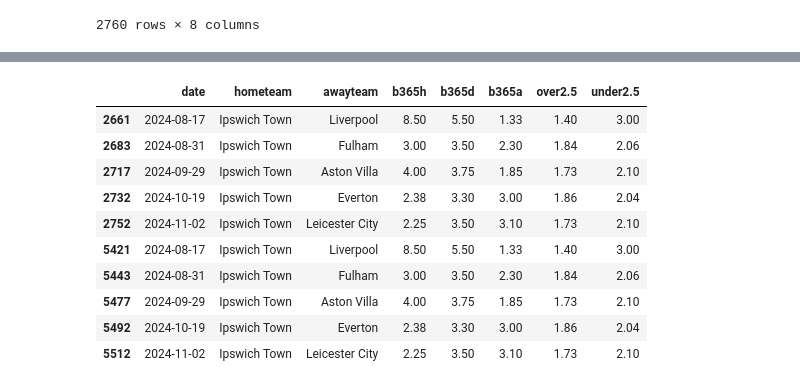
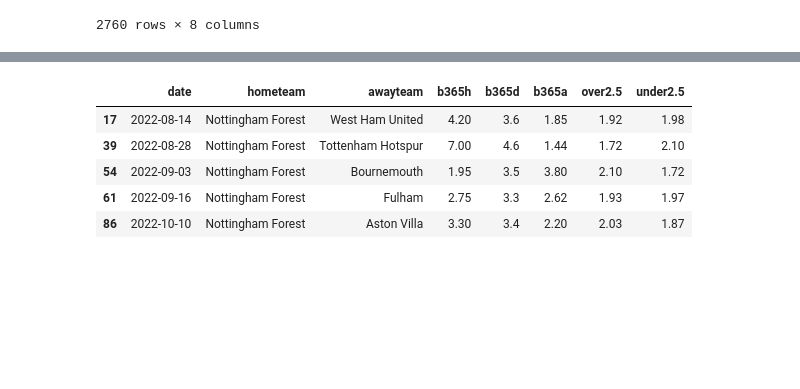
Before and after one commit to Viperoxz/Football-Predicting, a Jupyter notebook: data_aggregation.ipynb, the cells around one changed output, grey strips where cells are left out. Cells and saved outputs as stored; diff of their text form; code cells hidden in the pictures; blank space fills up the shorter version.

```diff
--- a/data_aggregation.ipynb
+++ b/data_aggregation.ipynb
@@ -104,7 +101,11 @@ team_name_map = {
     'Cardiff' : 'Cardiff City',
     'Huddersfield' : 'Huddersfield Town',
     'Swansea' : 'Swansea City',
-    'Stoke' : 'Stoke City'
+    'Stoke' : 'Stoke City',
+    'Manchester Utd' : 'Manchester United',
+    'Nott\'ham Forest' : 'Nottingham Forest',
+    'Newcastle Utd' : 'Newcastle United',
+    'Sheffield Utd' : 'Sheffield United'
 }
 # %%
 fb_data['hometeam'] = fb_data['hometeam'].replace(team_name_map)
@@ -124,6 +126,3 @@ fb_data
 | 98 | 2024-11-03 | Manchester United | Chelsea | 2.60 | 3.5 | 2.60 | 1.44 | 2.75 |
 | 99 | 2024-11-04 | Fulham | Brentford | 2.00 | 3.7 | 3.50 | 1.67 | 2.20 |
 2760 rows × 8 columns
-# %%
-fb_data = pd.concat([fb_data]*2, ignore_index=True)
-fb_data
@@ -144,14 +129,9 @@ fb_data
 # %%
-fb_data[fb_data['hometeam'] == 'Ipswich Town']
+fb_data[fb_data['hometeam'] == 'Nottingham Forest'].head()
 # %% [output]
 |  | date | hometeam | awayteam | b365h | b365d | b365a | over2.5 | under2.5 |
-| 2661 | 2024-08-17 | Ipswich Town | Liverpool | 8.50 | 5.50 | 1.33 | 1.40 | 3.00 |
-| 2683 | 2024-08-31 | Ipswich Town | Fulham | 3.00 | 3.50 | 2.30 | 1.84 | 2.06 |
-| 2717 | 2024-09-29 | Ipswich Town | Aston Villa | 4.00 | 3.75 | 1.85 | 1.73 | 2.10 |
-| 2732 | 2024-10-19 | Ipswich Town | Everton | 2.38 | 3.30 | 3.00 | 1.86 | 2.04 |
-| 2752 | 2024-11-02 | Ipswich Town | Leicester City | 2.25 | 3.50 | 3.10 | 1.73 | 2.10 |
-| 5421 | 2024-08-17 | Ipswich Town | Liverpool | 8.50 | 5.50 | 1.33 | 1.40 | 3.00 |
-| 5443 | 2024-08-31 | Ipswich Town | Fulham | 3.00 | 3.50 | 2.30 | 1.84 | 2.06 |
-| 5477 | 2024-09-29 | Ipswich Town | Aston Villa | 4.00 | 3.75 | 1.85 | 1.73 | 2.10 |
-| 5492 | 2024-10-19 | Ipswich Town | Everton | 2.38 | 3.30 | 3.00 | 1.86 | 2.04 |
-| 5512 | 2024-11-02 | Ipswich Town | Leicester City | 2.25 | 3.50 | 3.10 | 1.73 | 2.10 |
+| 17 | 2022-08-14 | Nottingham Forest | West Ham United | 4.20 | 3.6 | 1.85 | 1.92 | 1.98 |
+| 39 | 2022-08-28 | Nottingham Forest | Tottenham Hotspur | 7.00 | 4.6 | 1.44 | 1.72 | 2.10 |
+| 54 | 2022-09-03 | Nottingham Forest | Bournemouth | 1.95 | 3.5 | 3.80 | 2.10 | 1.72 |
+| 61 | 2022-09-16 | Nottingham Forest | Fulham | 2.75 | 3.3 | 2.62 | 1.93 | 1.97 |
+| 86 | 2022-10-10 | Nottingham Forest | Aston Villa | 3.30 | 3.4 | 2.20 | 2.03 | 1.87 |
```
Also changed, not shown: parts of 7 cells of this notebook, 6 other files.
